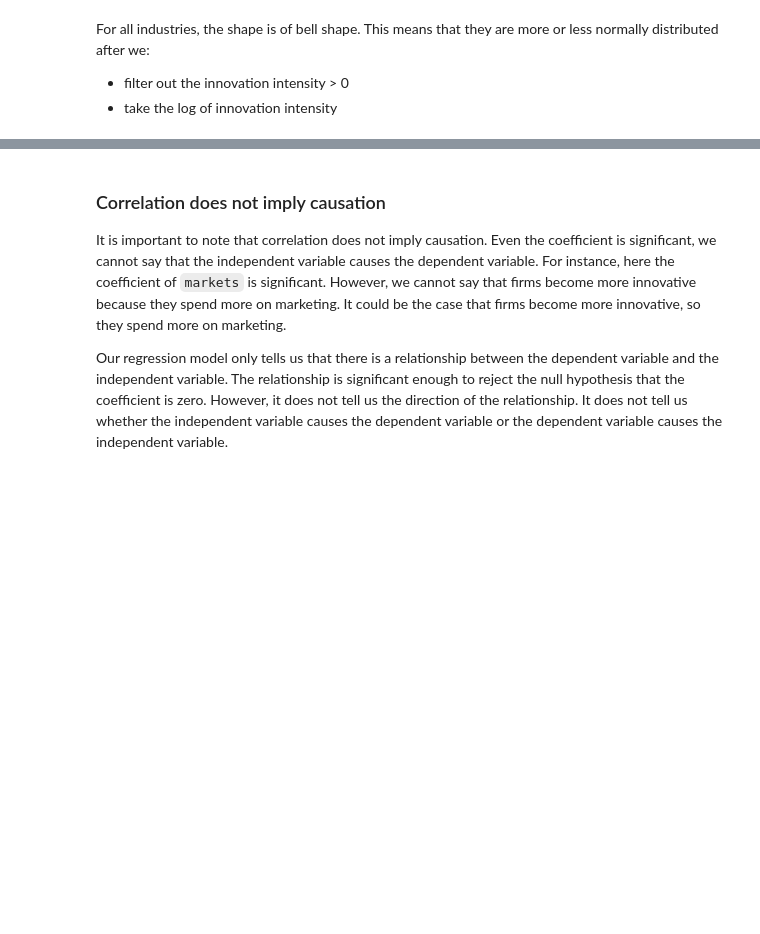
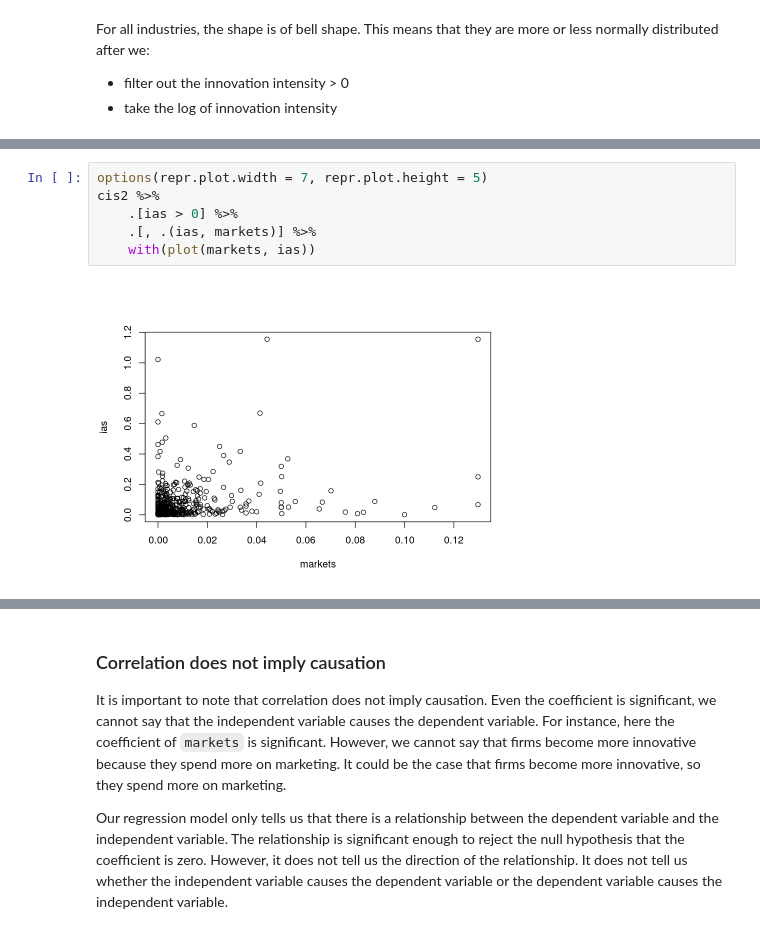
Before and after one commit to oceanumeric/data-science-go-small, a Jupyter notebook: all-in-one-for-the-exam/all-in-one.ipynb, the cells around one changed output, grey strips where cells are left out. Saved outputs shown, nothing was run; the diff lists cells and outputs as text; blank space fills up the shorter version.

```diff
--- a/all-in-one-for-the-exam/all-in-one.ipynb
+++ b/all-in-one-for-the-exam/all-in-one.ipynb
@@ -802,0 +848,8 @@ However, to be more accurate, we need to do a regression analysis.
+# %%
+options(repr.plot.width = 7, repr.plot.height = 5)
+cis2 %>%
+    .[ias > 0] %>%
+    .[, .(ias, markets)] %>%
+    with(plot(markets, ias))
+# %% [output]
+[figure, added]
```
Also changed, not shown: parts of 34 cells of this notebook.
